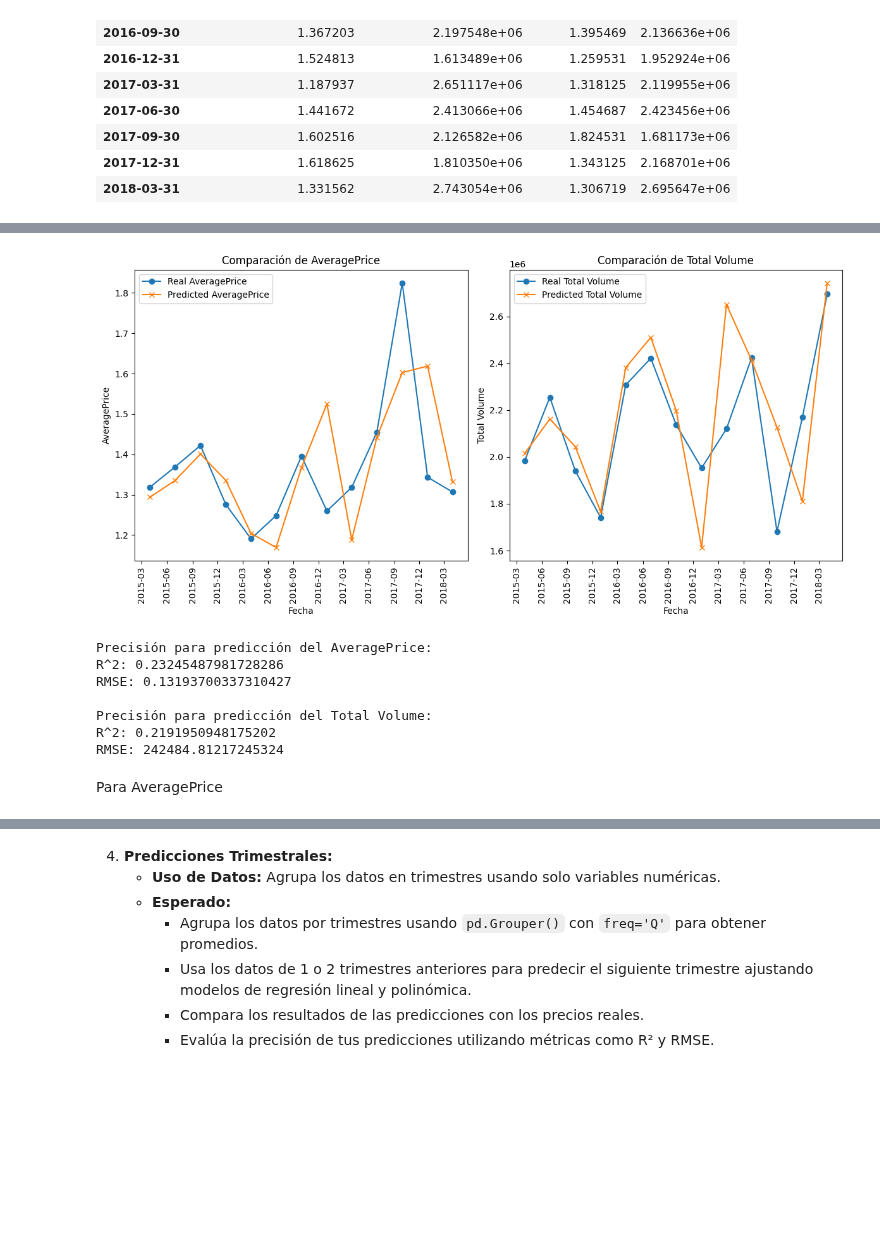
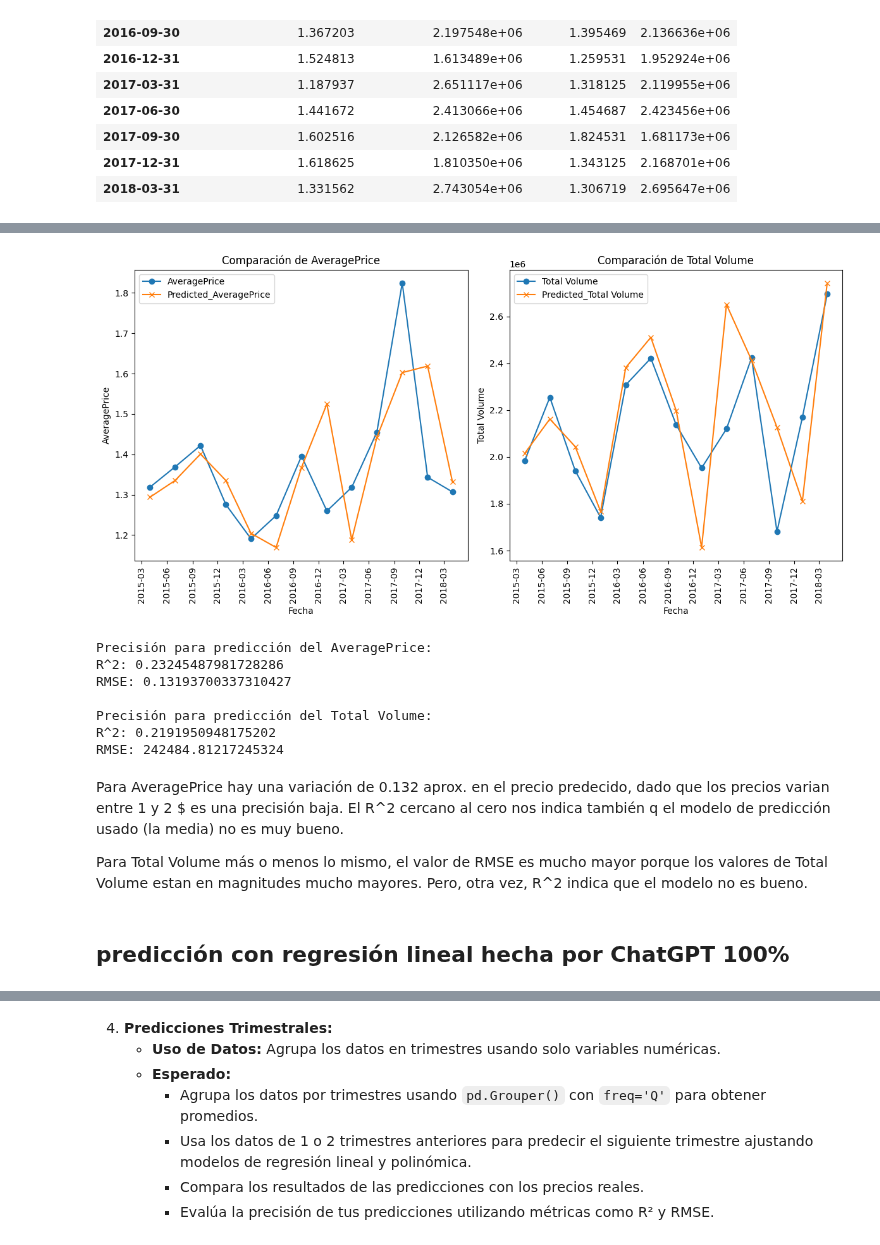
Before and after one commit to albagd77/MAGic-Avocado-TP1, a Jupyter notebook: 05_correlacion_y_regresion.ipynb, the cells around one changed output, grey strips where cells are left out. Cells and saved outputs as stored; diff of their text form; code cells hidden in the pictures; blank space fills up the shorter version.

```diff
--- a/05_correlacion_y_regresion.ipynb
+++ b/05_correlacion_y_regresion.ipynb
@@ -255,3 +253,11 @@ df_comparacion
 | 2017-09-30 | 1.602516 | 2.126582e+06 | 1.824531 | 1.681173e+06 |
 | 2017-12-31 | 1.618625 | 1.810350e+06 | 1.343125 | 2.168701e+06 |
 | 2018-03-31 | 1.331562 | 2.743054e+06 | 1.306719 | 2.695647e+06 |
+# %%
+# Comparar los valores entre el valor predicho y el valor real
+
+
+df_comparacion['Error Porcentual AV'] = ((df_comparacion['AveragePrice'] - df_comparacion['Predicted_AveragePrice']) / df_comparacion['AveragePrice']) * 100
+df_comparacion['Error Porcentual TV'] = ((df_comparacion['Total Volume'] - df_comparacion['Predicted_TotalVolume']) / df_comparacion['Total Volume']) * 100
+
+df_comparacion[['Error Porcentual AV', 'Error Porcentual TV']]
@@ -258,41 +280,40 @@ df_comparacion
 # %%
 
-
-#Para poder ver la diferencia entre ellos lo haremos mediante un gráfico que muestre ambos valores
+#Para poder ver mejor la diferencia entre ellos lo haremos mediante un gráfico que muestre ambos valores
 plt.figure(figsize=(12, 6))
 
 # AveragePrice
 plt.subplot(1, 2, 1)
-plt.plot(df_comparacion.index, df_comparacion['AveragePrice'], marker='o', label='Real AveragePrice')
-plt.plot(df_comparacion.index, df_comparacion['Predicted_AveragePrice'], marker='x', label='Predicted AveragePrice')
+plt.plot(df_comparacion.index, df_comparacion['AveragePrice'], marker='o', label='AveragePrice')
+plt.plot(df_comparacion.index, df_comparacion['Predicted_AveragePrice'], marker='x', label='Predicted_AveragePrice')
 plt.title("Comparación de AveragePrice")
 plt.xlabel("Fecha")
 plt.ylabel("AveragePrice")
 plt.xticks(rotation=90)
 plt.legend()
 
 # Configurar el eje x para mostrar solo los meses de los trimestres
 plt.gca().xaxis.set_major_locator(mdates.MonthLocator(bymonth=[3, 6, 9, 12]))
 plt.gca().xaxis.set_major_formatter(mdates.DateFormatter('%Y-%m'))
 
 # Total Volume
 plt.subplot(1, 2, 2)
-plt.plot(df_comparacion.index, df_comparacion['Total Volume'], marker='o', label='Real Total Volume')
-plt.plot(df_comparacion.index, df_comparacion['Predicted_TotalVolume'], marker='x', label='Predicted Total Volume')
+plt.plot(df_comparacion.index, df_comparacion['Total Volume'], marker='o', label='Total Volume')
+plt.plot(df_comparacion.index, df_comparacion['Predicted_TotalVolume'], marker='x', label='Predicted_Total Volume')
 plt.title("Comparación de Total Volume")
 plt.xlabel("Fecha")
 plt.ylabel("Total Volume")
 plt.xticks(rotation=90)
 plt.legend()
 
 # Configurar el eje x para que muestre solo los trimestres
 plt.gca().xaxis.set_major_locator(mdates.MonthLocator(bymonth=[3, 6, 9, 12]))
 plt.gca().xaxis.set_major_formatter(mdates.DateFormatter('%Y-%m'))
 
 plt.tight_layout()
 plt.show()
 # %% [output]
-[figure, old version]
+[figure, new version]
 # %%
 #Para evaluar numéricamente la precisión de las predicciones usaremos RSME y R^2
 #error para AveragePrice
@@ -320,4 +341,8 @@ Precisión para predicción del Total Volume:
 R^2: 0.2191950948175202
 RMSE: 242484.81217245324
 # %% [markdown]
-Para AveragePrice
+Para AveragePrice hay una variación de 0.132 aprox. en el precio predecido, dado que los precios varian entre 1 y 2 $ es una precisión baja. El R^2 cercano al cero nos indica también q el modelo de predicción usado (la media) no es muy bueno.
+
+Para Total Volume más o menos lo mismo, el valor de RMSE es mucho mayor porque los valores de Total Volume estan en magnitudes mucho mayores. Pero, otra vez, R^2 indica que el modelo no es bueno.
+# %% [markdown]
+## predicción con regresión lineal hecha por ChatGPT 100%
```
Also changed, not shown: parts of 19 cells of this notebook.
